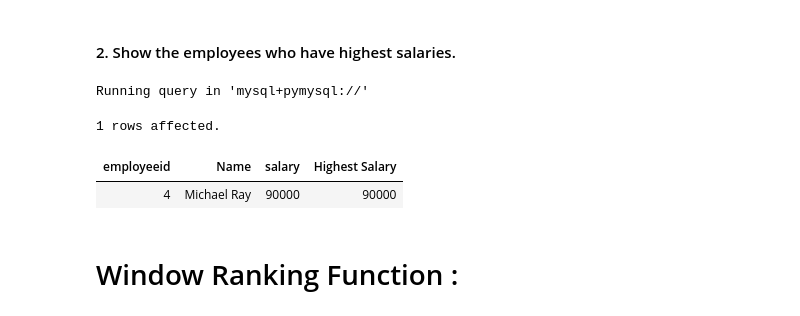
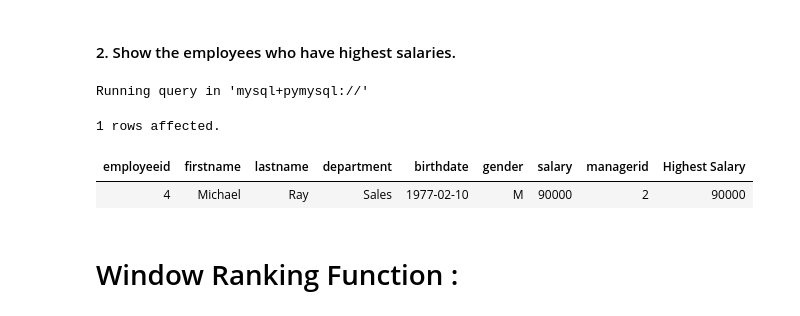
Before and after one commit to the-naman/Learn, a Jupyter notebook: SQL/SQL by Barra/My Notes/07. I - Aggregation and Analytical Functions.ipynb, the cells around one changed output. Cells and saved outputs as stored; diff of their text form; code cells hidden in the pictures.

```diff
--- a/SQL/SQL by Barra/My Notes/07. I - Aggregation and Analytical Functions.ipynb
+++ b/SQL/SQL by Barra/My Notes/07. I - Aggregation and Analytical Functions.ipynb
@@ -876,19 +876,17 @@ Truncated to displaylimit of 10.
 # %%
 %%sql
 select *
 from(
-        select employeeid,
-            concat_ws(' ', firstname, lastname) as `Name`,
-            salary,
+        select *,
             max(salary) over() as `Highest Salary`
         from employees
     ) t
 where salary = `Highest Salary`;
 # %% [output]
 Running query in 'mysql+pymysql://'
 1 rows affected.
-| employeeid | Name | salary | Highest Salary |
-| 4 | Michael Ray | 90000 | 90000 |
+| employeeid | firstname | lastname | department | birthdate | gender | salary | managerid | Highest Salary |
+| 4 | Michael | Ray | Sales | 1977-02-10 | M | 90000 | 2 | 90000 |
 # %% [markdown]
 # Window Ranking Function :
 # %% [markdown]
```
